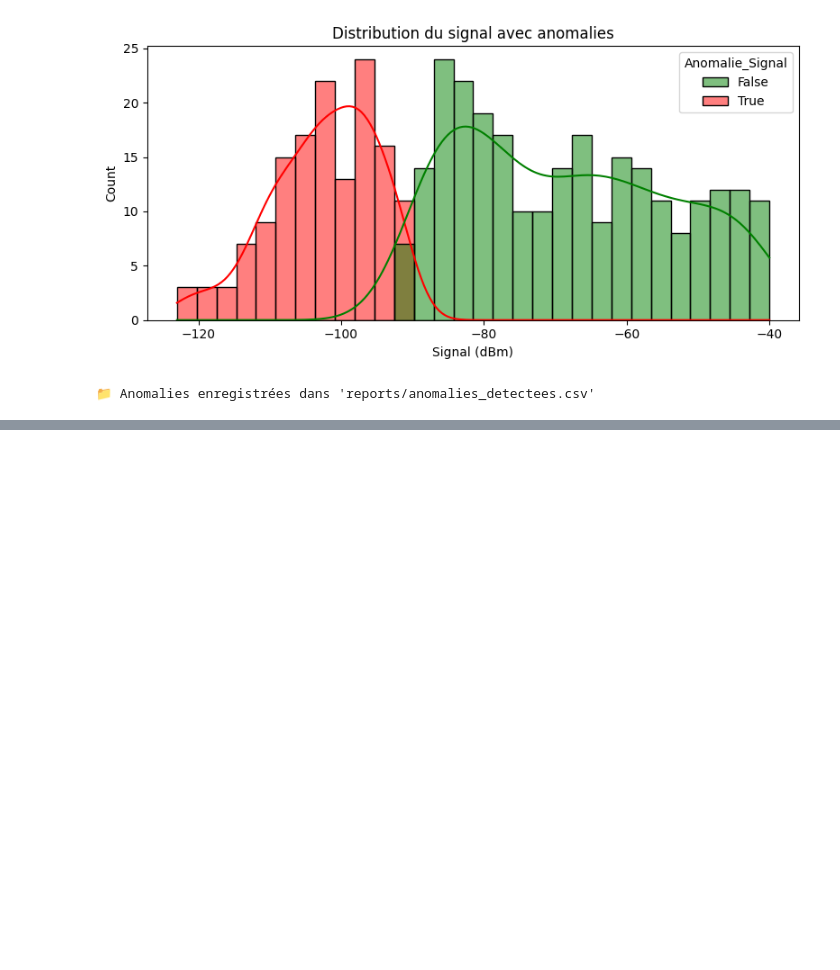
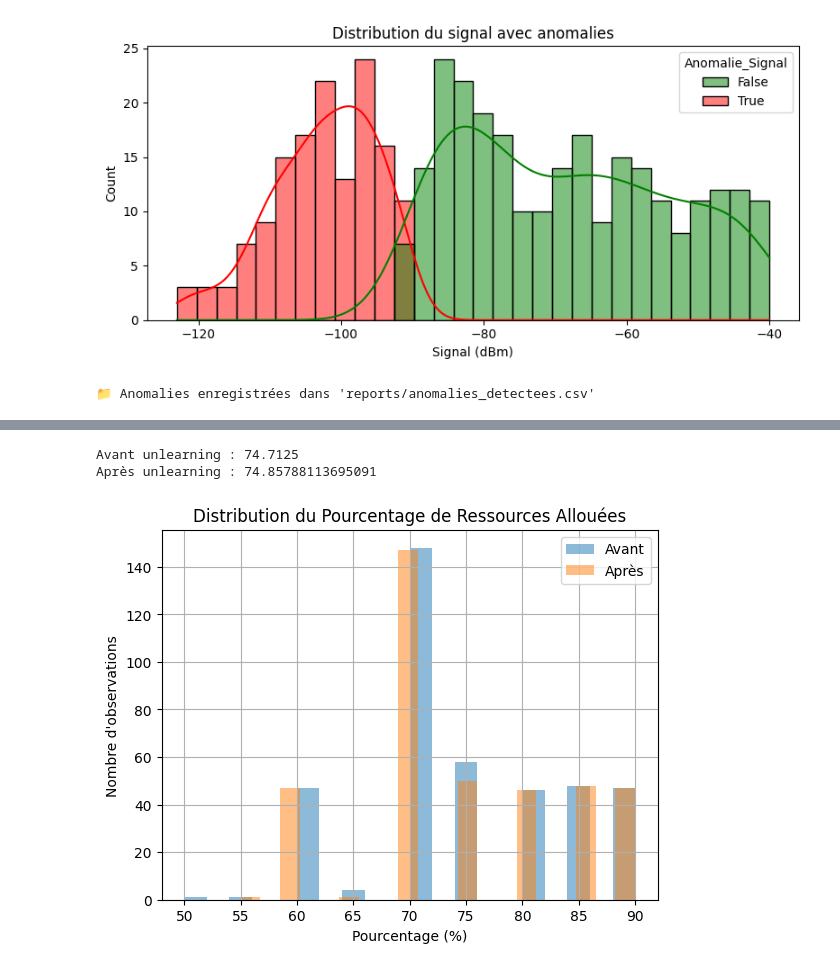
Before and after one commit to ndeyecisse/TER, a Jupyter notebook: phase1.ipynb, the cells around one changed output, grey strips where cells are left out. Drawn from its saved outputs; the diff is of its cells as text; code cells hidden in the pictures; blank space fills up the shorter version.

```diff
--- a/phase1.ipynb
+++ b/phase1.ipynb
@@ -362,0 +411,22 @@ plt.show()
+# %%
+# Conversion texte → float si ce n'est pas déjà fait
+df["Resource_Allocation"] = df["Resource_Allocation"].str.replace('%', '').astype(float)
+df_unlearned["Resource_Allocation"] = df_unlearned["Resource_Allocation"].str.replace('%', '').astype(float)
+
+# Moyenne
+print("Avant unlearning :", df["Resource_Allocation"].mean())
+print("Après unlearning :", df_unlearned["Resource_Allocation"].mean())
+
+# Histogramme
+plt.hist(df["Resource_Allocation"], bins=20, alpha=0.5, label="Avant")
+plt.hist(df_unlearned["Resource_Allocation"], bins=20, alpha=0.5, label="Après")
+plt.title("Distribution du Pourcentage de Ressources Allouées")
+plt.xlabel("Pourcentage (%)")
+plt.ylabel("Nombre d'observations")
+plt.legend()
+plt.grid(True)
+plt.show()
+# %% [output]
+Avant unlearning : 74.7125
+Après unlearning : 74.85788113695091
+[figure, added]
```
Also changed, not shown: parts of 10 cells of this notebook.
